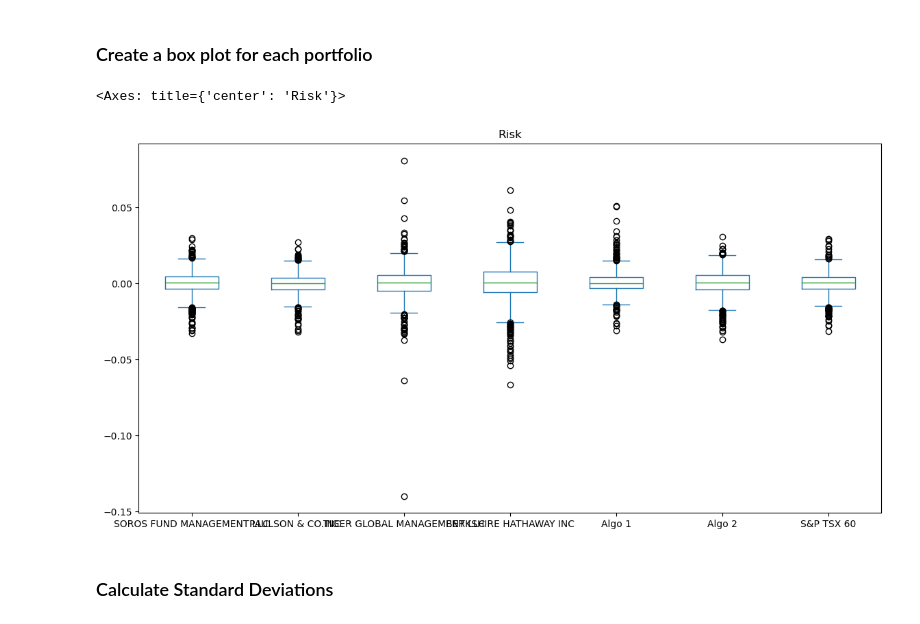
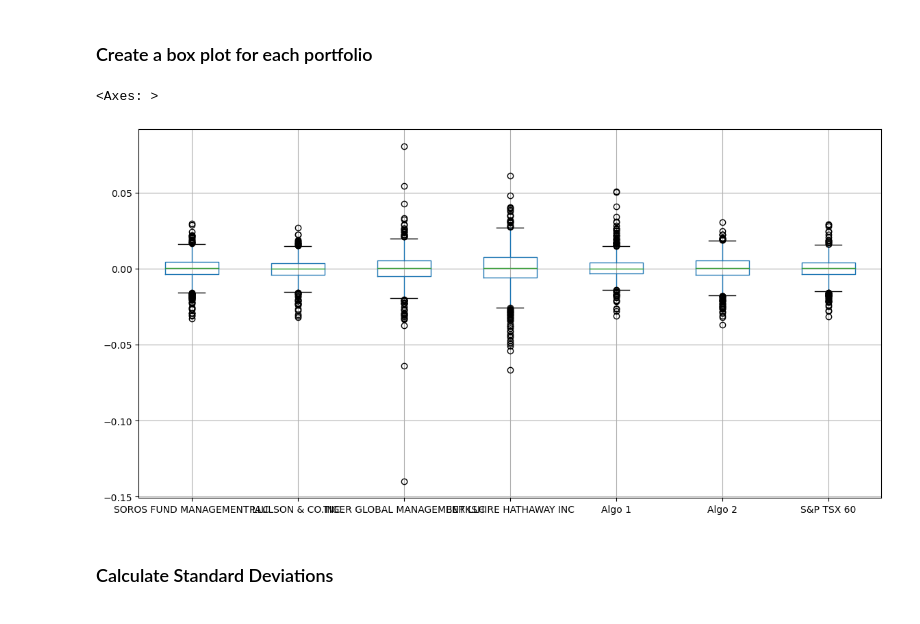
Before and after one commit to FelipeJdanov/Module_4_Challenge, a Jupyter notebook: whale_analysis.ipynb, the cells around one changed output. Cells and saved outputs as stored; diff of their text form; code cells hidden in the pictures.

```diff
--- a/whale_analysis.ipynb
+++ b/whale_analysis.ipynb
@@ -28,10 +28,22 @@ Files:
 ## Whale Returns
 
 Read the Whale Portfolio daily returns and clean the data.
+# %%
+def import_file_to_dataframe(file_path):
+    """
+    Reads a CSV file and returns the data as a pandas dataframe.
+    Args:
+        file_path (str): The path to the CSV file.
+    Returns:
+        A panda DataFrame representing the CSV data.
+    """
+    file = Path(file_path)
+    df = pd.read_csv(file, index_col="Date", parse_dates=True, infer_datetime_format=True)
+    df = df.sort_index(ascending=True)
+    return df
 # %%
 # Reading whale returns
-whale_returns_csv = Path("Resources/whale_returns.csv")
-whale_returns_dataframe = pd.read_csv(whale_returns_csv, index_col="Date", parse_dates=True, infer_datetime_format=True)
+whale_returns_dataframe = import_file_to_dataframe("Resources/whale_returns.csv")
 whale_returns_dataframe.head()
 # %% [output]
 |  | SOROS FUND MANAGEMENT LLC | PAULSON & CO.INC. | TIGER GLOBAL MANAGEMENT LLC | BERKSHIRE HATHAWAY INC |
@@ -59,8 +71,7 @@ whale_returns_dataframe = whale_returns_dataframe.dropna()
 Read the algorithmic daily returns and clean the data.
 # %%
 # Reading algorithmic returns
-algo_returns_csv = Path("Resources/algo_returns.csv")
-algo_returns_dataframe = pd.read_csv(algo_returns_csv, index_col="Date", parse_dates=True, infer_datetime_format=True)
+algo_returns_dataframe = import_file_to_dataframe("Resources/algo_returns.csv")
 algo_returns_dataframe.head(10)
 # %% [output]
 |  | Algo 1 | Algo 2 |
@@ -91,9 +102,7 @@ algo_returns_dataframe = algo_returns_dataframe.dropna()
 Read the S&P TSX 60 historic closing prices and create a new daily returns DataFrame from the data.
 # %%
 # Reading S&P TSX 60 Closing Prices
-sp_tsx_history_csv = Path("Resources/sp_tsx_history.csv")
-sp_tsx_history_dataframe = pd.read_csv(sp_tsx_history_csv, index_col="Date", parse_dates=True, infer_datetime_format=True)
-sp_tsx_history_dataframe = sp_tsx_history_dataframe.sort_index(ascending=True)
+sp_tsx_history_dataframe = import_file_to_dataframe("Resources/sp_tsx_history.csv")
 sp_tsx_history_dataframe.head()
 # %% [output]
 |  | Close |
@@ -187,10 +196,10 @@ Determine the _risk_ of each portfolio:
 ### Create a box plot for each portfolio
 # %%
 # Box plot to visually show risk
-portfolio_return_df.plot.box(figsize=(14,7), title="Risk")
+portfolio_return_df.boxplot(figsize=(14,7))
 # %% [output]
-<Axes: title={'center': 'Risk'}>
+<Axes: >
-[figure, old version]
+[figure, new version]
 # %% [markdown]
 ### Calculate Standard Deviations
 # %%
```
Also changed, not shown: parts of 9 cells of this notebook.
